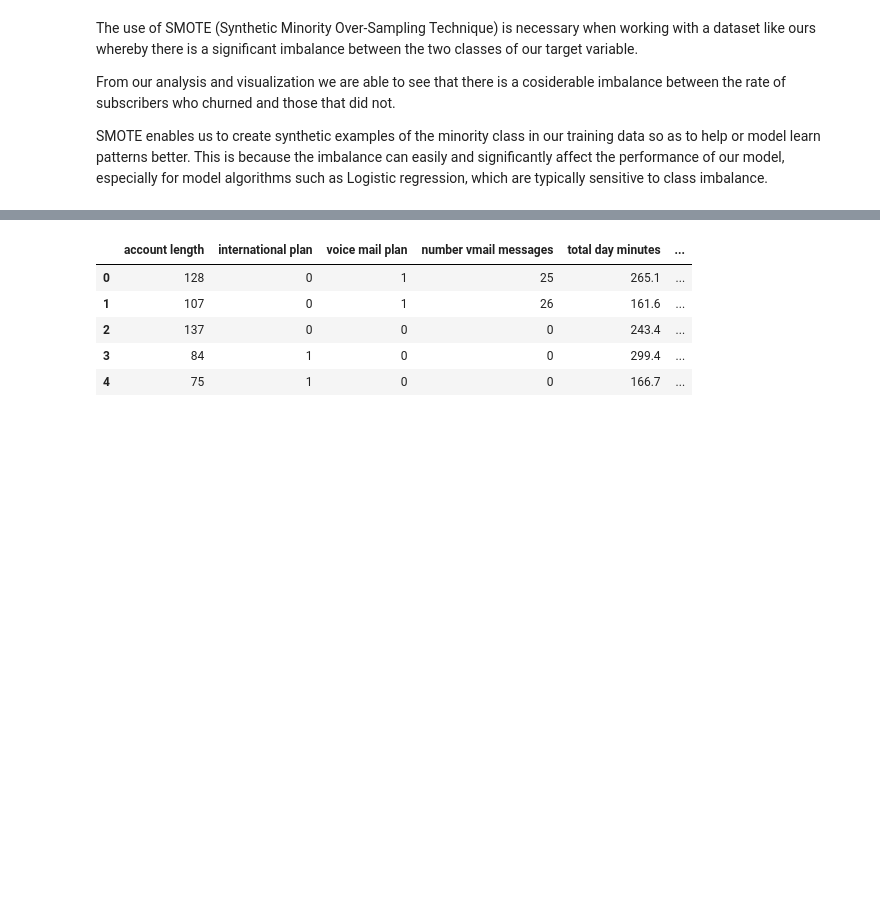
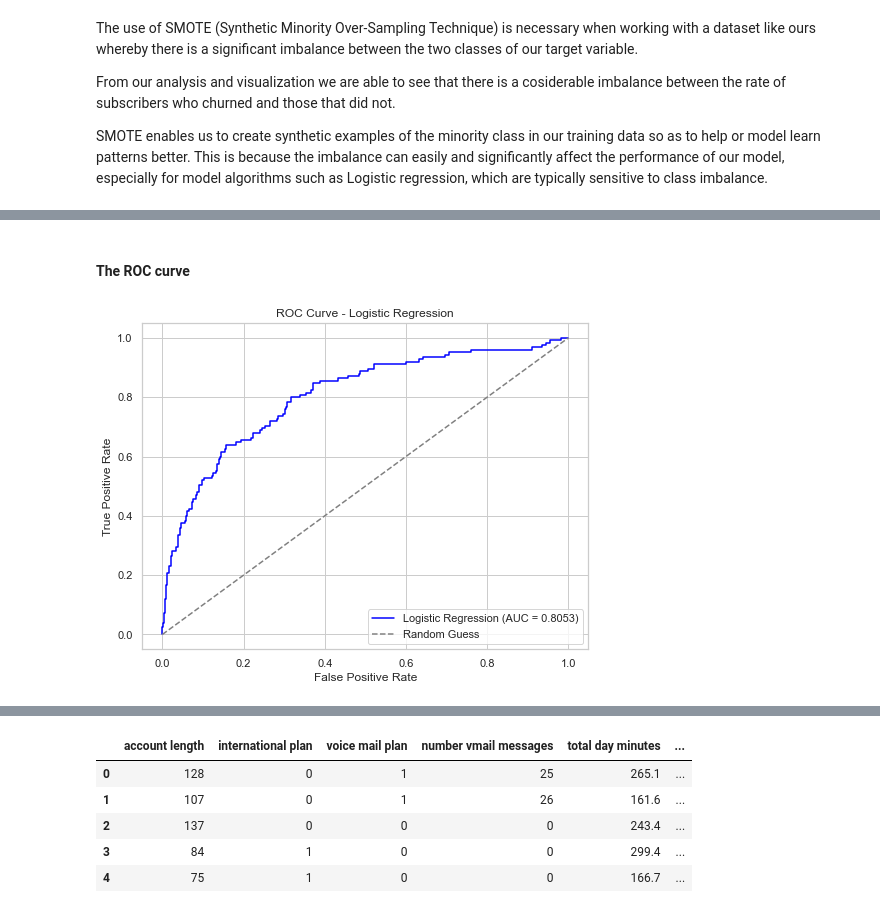
Before and after one commit to Nelaten/phase3_project, a Jupyter notebook: phase3_project.ipynb, the cells around one changed output, grey strips where cells are left out. Drawn from its saved outputs; the diff is of its cells as text; code cells hidden in the pictures; blank space fills up the shorter version.

Commit message:
Add code for standadization and begin working on the modelling and evaluation sec

```diff
--- a/phase3_project.ipynb
+++ b/phase3_project.ipynb
@@ -498,0 +513,21 @@ X_test_scaled = pd.concat([pd.DataFrame(X_test_scaled, columns=numerical_columns
+# %%
+
+# Initialize the Logistic Regression model
+lr_model = LogisticRegression(random_state=42)
+
+# Train the model using the resampled and scaled training data
+lr_model.fit(X_train_scaled_resampled, y_train_resampled)
+
+# Make class predictions on the test set
+y_pred_lr = lr_model.predict(X_test_scaled)
+y_pred_proba_lr = lr_model.predict_proba(X_test_scaled)[:, 1]
+
+# Classification Report (includes precision, recall, F1-score)
+print("Logistic Regression Classification Report:")
+print(classification_report(y_test, y_pred_lr))
+
+# ROC AUC Score (overall ability of the model to distinguish between classes)
+roc_auc_lr = roc_auc_score(y_test, y_pred_proba_lr)
+
+print("Logistic Regression ROC-AUC Score:")
+print(roc_auc_lr)
@@ -498,0 +547,19 @@ X_test_scaled = pd.concat([pd.DataFrame(X_test_scaled, columns=numerical_columns
+# %% [markdown]
+#### The ROC curve
+# %%
+# Compute False Positive Rate (FPR) and True Positive Rate (TPR)
+
+# These will be used to plot the ROC curve
+fpr_lr, tpr_lr, _ = roc_curve(y_test, y_pred_proba_lr)
+
+# Create a plot to visualize the ROC curve
+plt.figure(figsize=(8, 6))
+plt.plot(fpr_lr, tpr_lr, color="blue", label=f"Logistic Regression (AUC = {roc_auc_lr:.4f})")
+plt.plot([0, 1], [0, 1], color="gray", linestyle="--", label="Random Guess")
+plt.xlabel("False Positive Rate")
+plt.ylabel("True Positive Rate")
+plt.title("ROC Curve - Logistic Regression")
+plt.legend(loc="lower right")
+plt.show()
+# %% [output]
+[figure, added]
```
Also changed, not shown: parts of 7 cells of this notebook.
